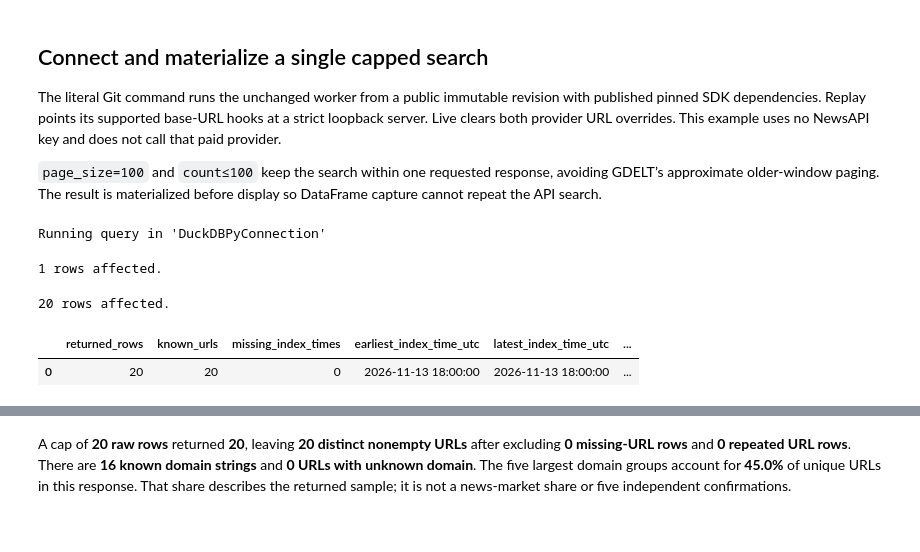
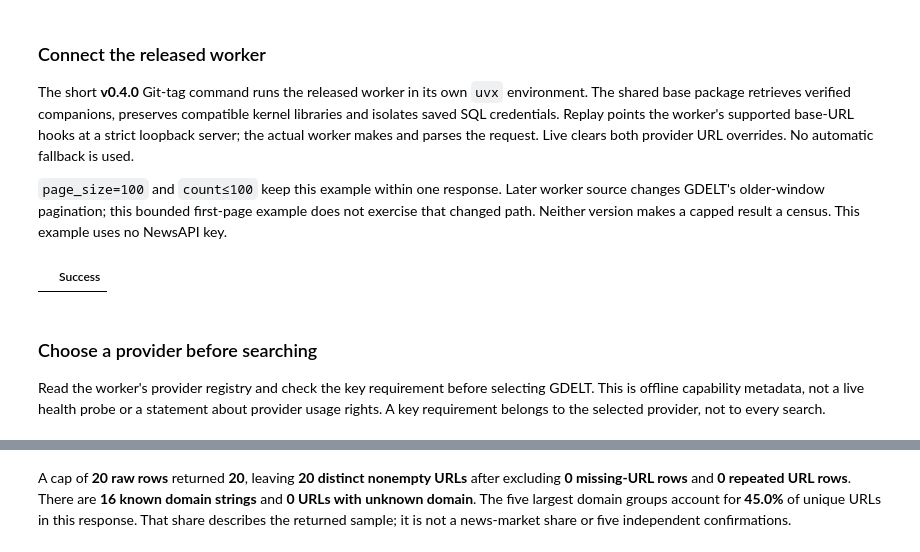
Before and after one commit to Query-farm/vgi-news, a Jupyter notebook: notebooks/01_compare_capped_source_mix.ipynb, the cells around one changed output, grey strips where cells are left out. Cells and saved outputs as stored; diff of their text form; code cells hidden in the pictures.

Commit message:
Standardize News notebook with release setup and provider discovery [skip ci]

```diff
--- a/notebooks/01_compare_capped_source_mix.ipynb
+++ b/notebooks/01_compare_capped_source_mix.ipynb
@@ -53,27 +67,20 @@ prose(
 # %% [markdown]
-## Connect and materialize a single capped search
+### Connect the released worker
 
-The literal Git command runs the unchanged worker from a public immutable revision with published pinned SDK dependencies. Replay points its supported base-URL hooks at a strict loopback server. Live clears both provider URL overrides. This example uses no NewsAPI key and does not call that paid provider.
+The short **v0.4.0** Git-tag command runs the released worker in its own `uvx` environment. The shared base package retrieves verified companions, preserves compatible kernel libraries and isolates saved SQL credentials. Replay points the worker's supported base-URL hooks at a strict loopback server; the actual worker makes and parses the request. Live clears both provider URL overrides. No automatic fallback is used.
 
-`page_size=100` and `count≤100` keep the search within one requested response, avoiding GDELT’s approximate older-window paging. The result is materialized before display so DataFrame capture cannot repeat the API search.
+`page_size=100` and `count≤100` keep this example within one response. Later worker source changes GDELT's older-window pagination; this bounded first-page example does not exercise that changed path. Neither version makes a capped result a census. This example uses no NewsAPI key.
 # %%
 %%sql
 INSTALL vgi FROM community;
 LOAD vgi;
-ATTACH 'news' (TYPE vgi,
-    LOCATION 'uvx --python 3.13 --from git+https://github.com/Query-farm/vgi-news@9df0eb1c2480b0b791501f053c7e1be35d2a7e19 --with vgi-python==0.51.0 --with vgi-rpc==0.53.1 --with pyarrow==26.0.1 --with httpx==0.28.1 vgi-news-worker');
-SET TimeZone='UTC';
-CREATE TABLE settings AS SELECT {{ ROW_LIMIT }}::INTEGER AS row_limit;
-CREATE TABLE returned AS
-SELECT * FROM news.main.news_search('climate', provider:='gdelt',count:={{ ROW_LIMIT }},page_size:=100,timespan:='1d');
-SELECT count(*) AS returned_rows,count(url) AS known_urls,
-       count(*) FILTER(WHERE seendate IS NULL) AS missing_index_times,
-       min(seendate AT TIME ZONE 'UTC') AS earliest_index_time_utc,max(seendate AT TIME ZONE 'UTC') AS latest_index_time_utc,
-       count(DISTINCT seendate) AS distinct_index_times,
-       count(tone) AS available_tone_values FROM returned;
+ATTACH 'news' (
+    TYPE vgi,
+    LOCATION 'uvx --python 3.13 --from git+https://github.com/Query-farm/vgi-news@v0.4.0 vgi-news-worker'
+);
 # %% [output]
-Running query in 'DuckDBPyConnection'
-1 rows affected.
-20 rows affected.
-|  | returned_rows | known_urls | missing_index_times | earliest_index_time_utc | latest_index_time_utc | ... |
-| 0 | 20 | 20 | 0 | 2026-11-13 18:00:00 | 2026-11-13 18:00:00 | ... |
+|  | Success |
+# %% [markdown]
+### Choose a provider before searching
+
+Read the worker's provider registry and check the key requirement before selecting GDELT. This is offline capability metadata, not a live health probe or a statement about provider usage rights. A key requirement belongs to the selected provider, not to every search.
```
Also changed, not shown: parts of 23 cells of this notebook, 10 other files.
